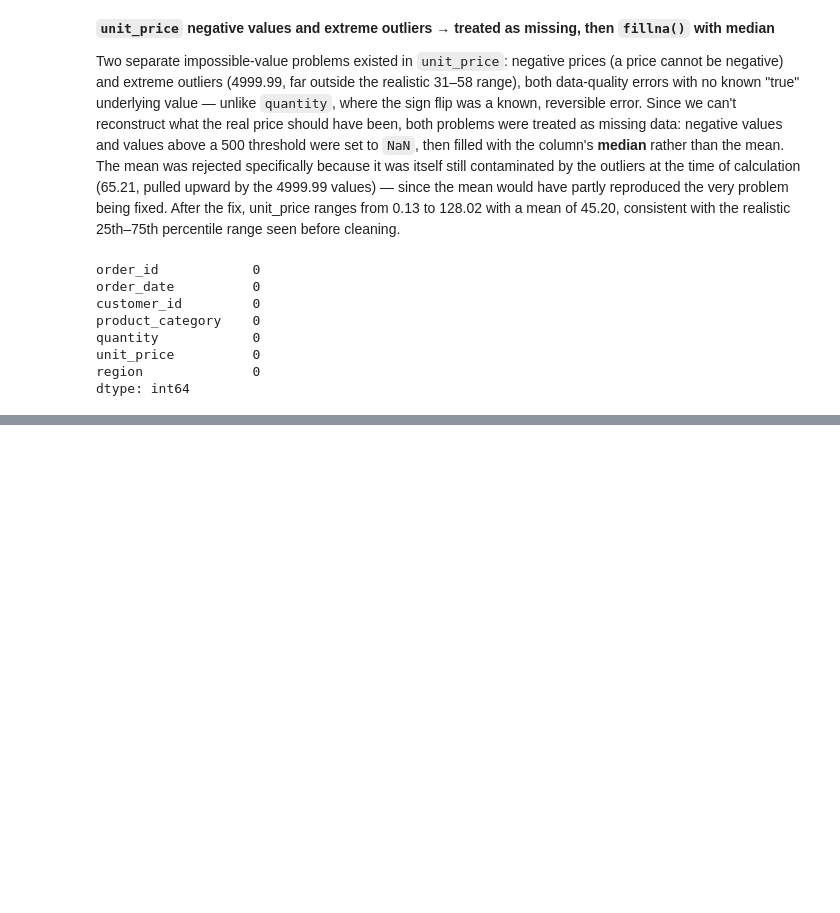
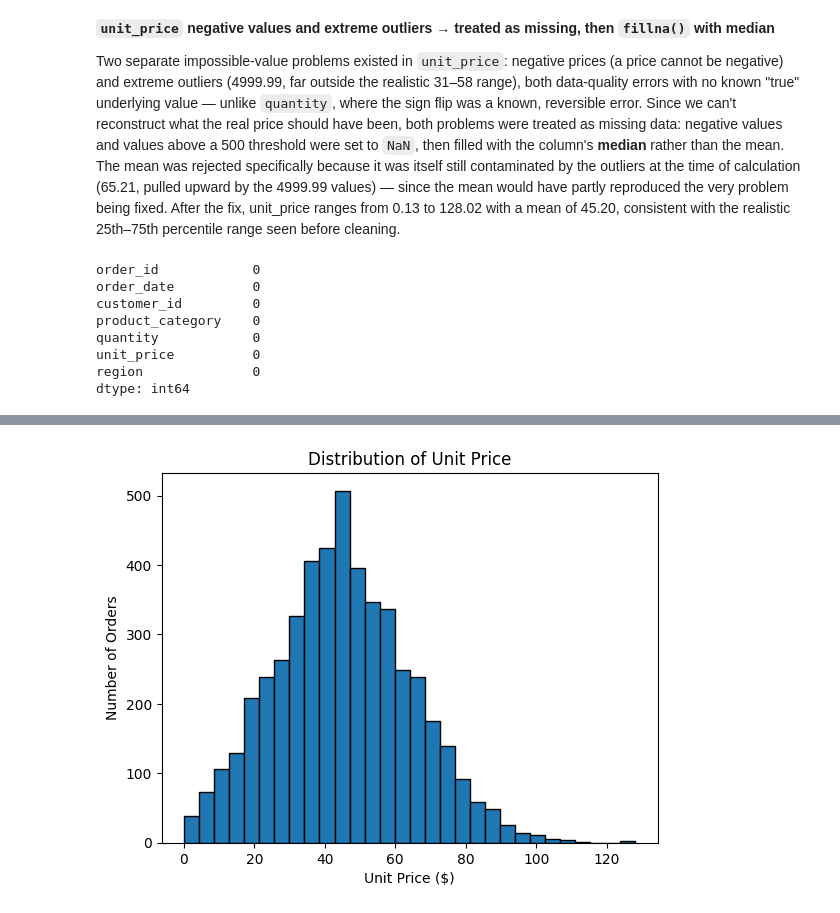
Before and after one commit to tashfeenejaz/week_5_EDA, a Jupyter notebook: Orders_EDA.ipynb, the cells around one changed output, grey strips where cells are left out. Drawn from its saved outputs; the diff is of its cells as text; code cells hidden in the pictures; blank space fills up the shorter version.

Commit message:
Add visualization section: unit price distribution, revenue by category, price vs quantity, order volume over time

```diff
--- a/Orders_EDA.ipynb
+++ b/Orders_EDA.ipynb
@@ -190,0 +195,12 @@ dtype: int64
+# %%
+import matplotlib.pyplot as plt
+fig, ax = plt.subplots()
+ax.hist(orders['unit_price'], bins=30, edgecolor='black')
+
+ax.set_title('Distribution of Unit Price')
+ax.set_xlabel('Unit Price ($)')
+ax.set_ylabel('Number of Orders')
+
+plt.show()
+# %% [output]
+[figure, added]
```
Also changed, not shown: parts of 5 cells of this notebook.
